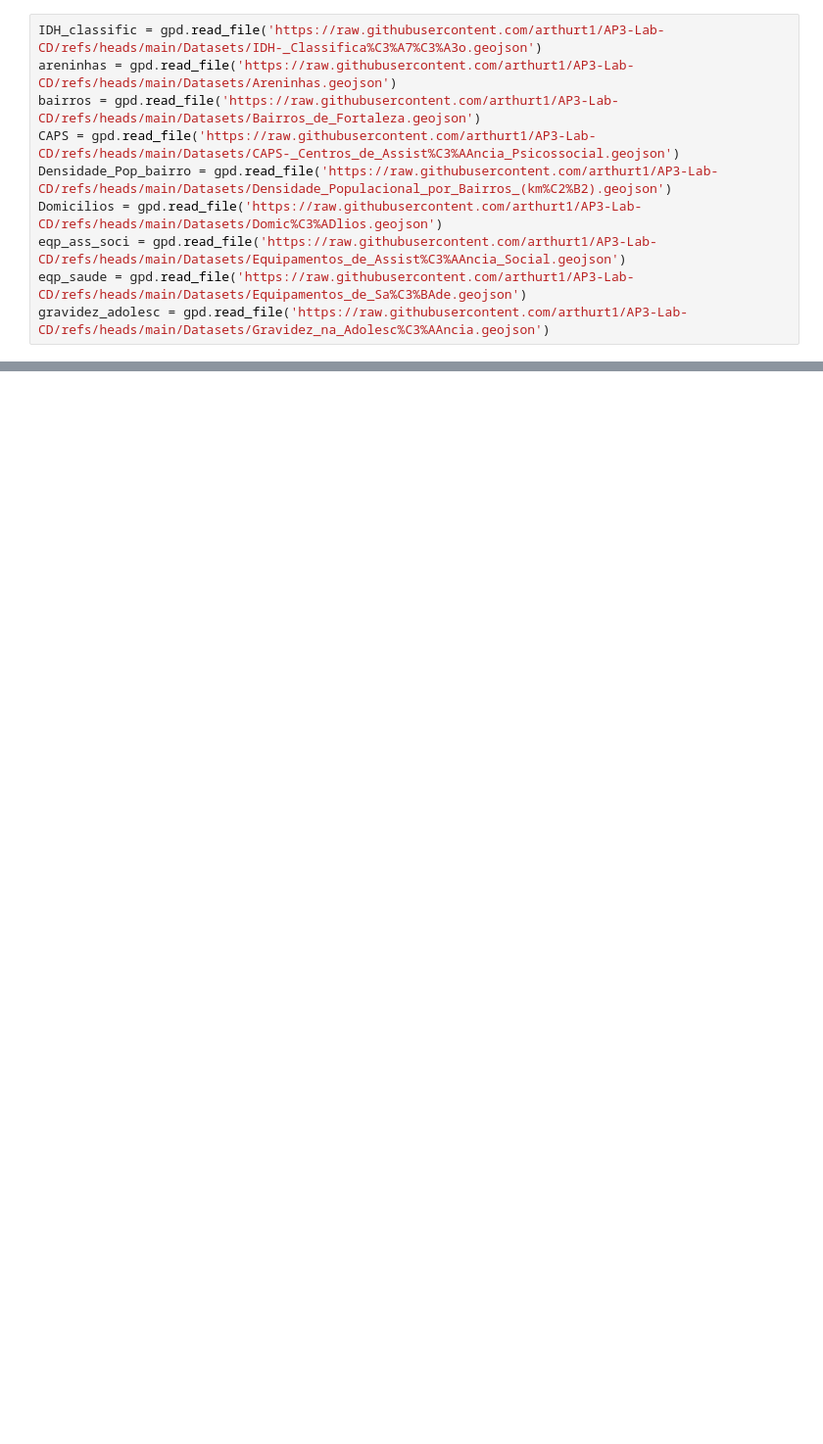
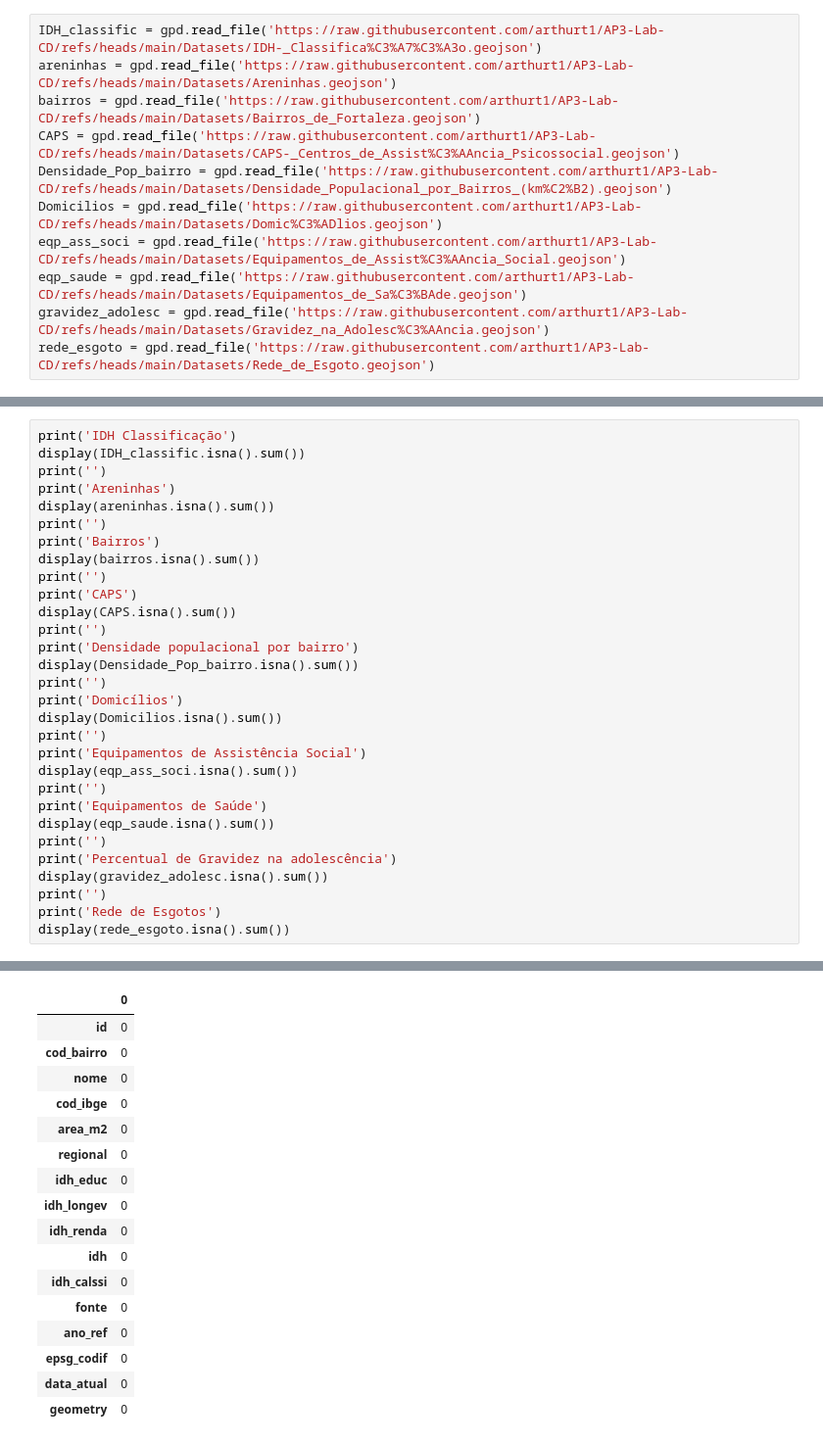
Before and after one commit to arthurt1/AP3-Lab-CD, a Jupyter notebook: Análise.ipynb, the cells around one changed output, grey strips where cells are left out. Shown at 98% size. Saved outputs shown, nothing was run; the diff lists cells and outputs as text; blank space fills up the shorter version.

```diff
--- a/Análise.ipynb
+++ b/Análise.ipynb
@@ -14,6 +17,7 @@ Domicilios = gpd.read_file('https://raw.githubusercontent.com/arthurt1/AP3-Lab-C
 eqp_ass_soci = gpd.read_file('https://raw.githubusercontent.com/arthurt1/AP3-Lab-CD/refs/heads/main/Datasets/Equipamentos_de_Assist%C3%AAncia_Social.geojson')
 eqp_saude = gpd.read_file('https://raw.githubusercontent.com/arthurt1/AP3-Lab-CD/refs/heads/main/Datasets/Equipamentos_de_Sa%C3%BAde.geojson')
 gravidez_adolesc = gpd.read_file('https://raw.githubusercontent.com/arthurt1/AP3-Lab-CD/refs/heads/main/Datasets/Gravidez_na_Adolesc%C3%AAncia.geojson')
+rede_esgoto = gpd.read_file('https://raw.githubusercontent.com/arthurt1/AP3-Lab-CD/refs/heads/main/Datasets/Rede_de_Esgoto.geojson')
 # %%
 print('IDH Classificação')
 print(IDH_classific.info())
@@ -191,3 +204,34 @@ Densidade populacional por bairro
 5 rows × 22 columns
 Domicílios
 ... (8 outputs left out)
+# %%
+print('IDH Classificação')
+display(IDH_classific.isna().sum())
+print('')
+print('Areninhas')
+display(areninhas.isna().sum())
+print('')
+print('Bairros')
+display(bairros.isna().sum())
+print('')
+print('CAPS')
+display(CAPS.isna().sum())
+print('')
+print('Densidade populacional por bairro')
+display(Densidade_Pop_bairro.isna().sum())
+print('')
+print('Domicílios')
+display(Domicilios.isna().sum())
+print('')
+print('Equipamentos de Assistência Social')
+display(eqp_ass_soci.isna().sum())
+print('')
+print('Equipamentos de Saúde')
+display(eqp_saude.isna().sum())
+print('')
+print('Percentual de Gravidez na adolescência')
+display(gravidez_adolesc.isna().sum())
+print('')
+print('Rede de Esgotos')
+display(rede_esgoto.isna().sum())
+# %% [output]
@@ -193,0 +239,17 @@ Domicílios
+|  | 0 |
+| id | 0 |
+| cod_bairro | 0 |
+| nome | 0 |
+| cod_ibge | 0 |
+| area_m2 | 0 |
+| regional | 0 |
+| idh_educ | 0 |
+| idh_longev | 0 |
+| idh_renda | 0 |
+| idh | 0 |
+| idh_calssi | 0 |
+| fonte | 0 |
+| ano_ref | 0 |
+| epsg_codif | 0 |
+| data_atual | 0 |
+| geometry | 0 |
```
Also changed, not shown: parts of 8 cells of this notebook.
